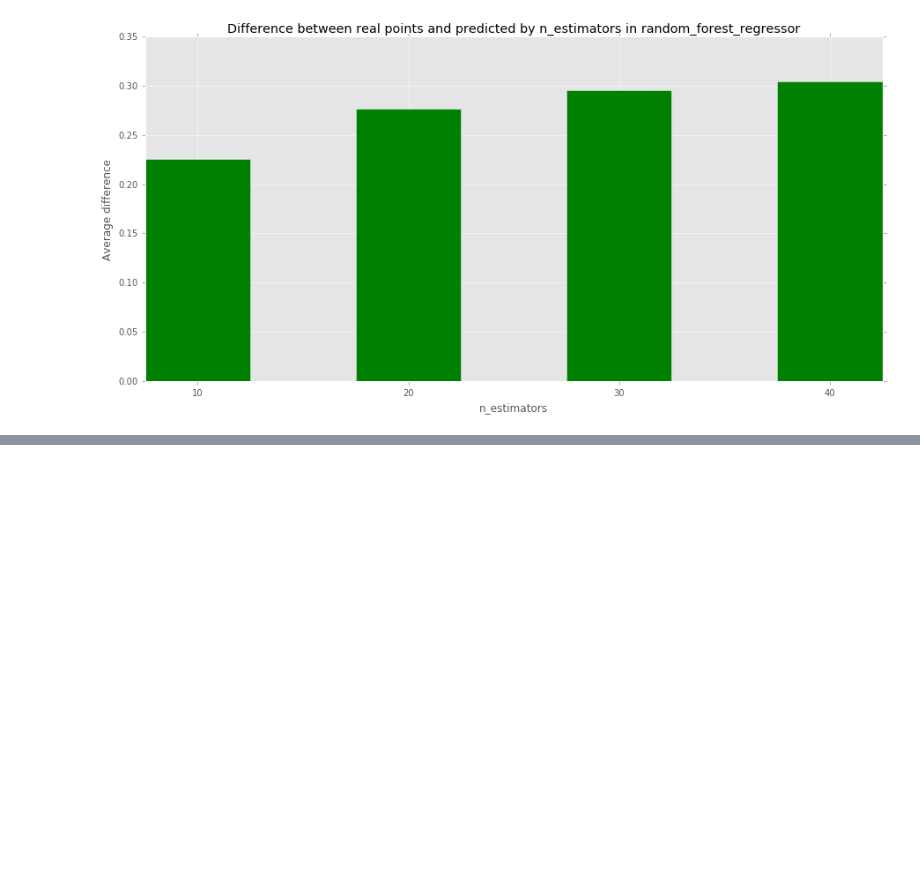
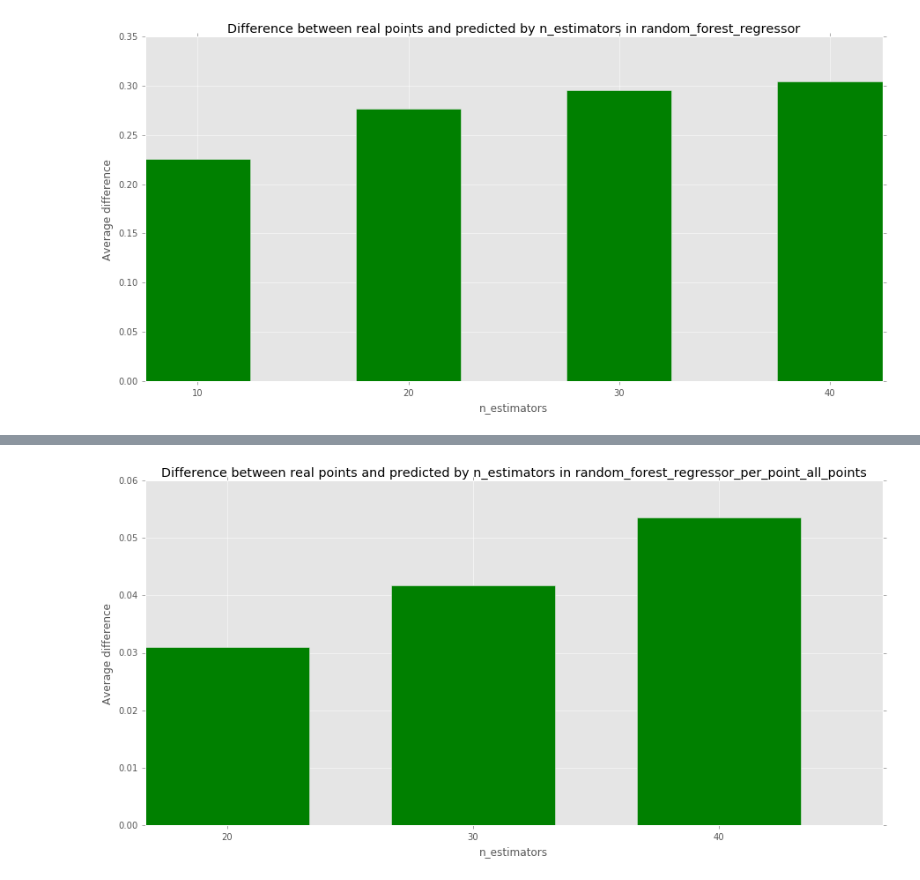
Before and after one commit to avgaydashenko/cuddly-robot, a Jupyter notebook: framework.ipynb, the cells around one changed output, grey strips where cells are left out. Drawn from its saved outputs; the diff is of its cells as text; code cells hidden in the pictures; blank space fills up the shorter version.

```diff
--- a/framework.ipynb
+++ b/framework.ipynb
@@ -201,12 +212,18 @@ def random_forest_regressor(n_estimators, train_data, train_results, test_data):
+# %%
+new_train_data = pd.DataFrame()
+for i in range(5):
+    new_train_data = pd.concat((new_train_data, pd.concat((train_data[i:], train_results[:i]), ignore_index=True)), axis=1)
+# %%
+new_train_results = np.array(train_results).reshape((int(train_results.size / 2), 2))
 # %%
-def random_forest_regressor_per_point(n_estimators, train_data, train_results, test_data):
+def random_forest_regressor_per_point_all_points(n_estimators, train_data, train_results, test_data):
     est = RandomForestRegressor(n_estimators=n_estimators)
-    est.fit(to_model_with_features(train_data), to_model(train_results))
+    est.fit(to_model_with_features(train_data), train_results)
     result = np.zeros_like(np.array(test_data))
     for i in range(5):
-        new_coord = from_model(est.predict(to_model_with_features(test_data)))[:1]
-        result[i] = new_coord
-        test_data = np.concatenate((test_data[1:], new_coord))
+        new_coord = from_model(est.predict(to_model_with_features(test_data)))
+        result[i] = new_coord.flatten()
+        test_data = np.concatenate((test_data[1:], new_coord.T))
     return result
 # %%
 compare_results(function=random_forest_regressor, test_results=test_results, parameter_name="n_estimators",
@@ -234,0 +252,5 @@ Results: [-0.37794110616171439, -0.22336874707254517, -0.15534224239063033, -0.1
+# %%
+compare_results(function=random_forest_regressor_per_point_all_points, test_results=test_results,
+                parameter_name="n_estimators", list_of_values=range(20, 50, 10),
+                train_data=new_train_data, train_results=new_train_results, test_data=test_data)
+# %% [output]
@@ -235,3 +262,4 @@ Results: [-0.37794110616171439, -0.22336874707254517, -0.15534224239063033, -0.1
+[figure, added]
 # %%
 def get_most_unpredictable_pedestrians(file, pedestrian_number):
     predicted = np.load(file)
```
Also changed, not shown: parts of 5 cells of this notebook.
